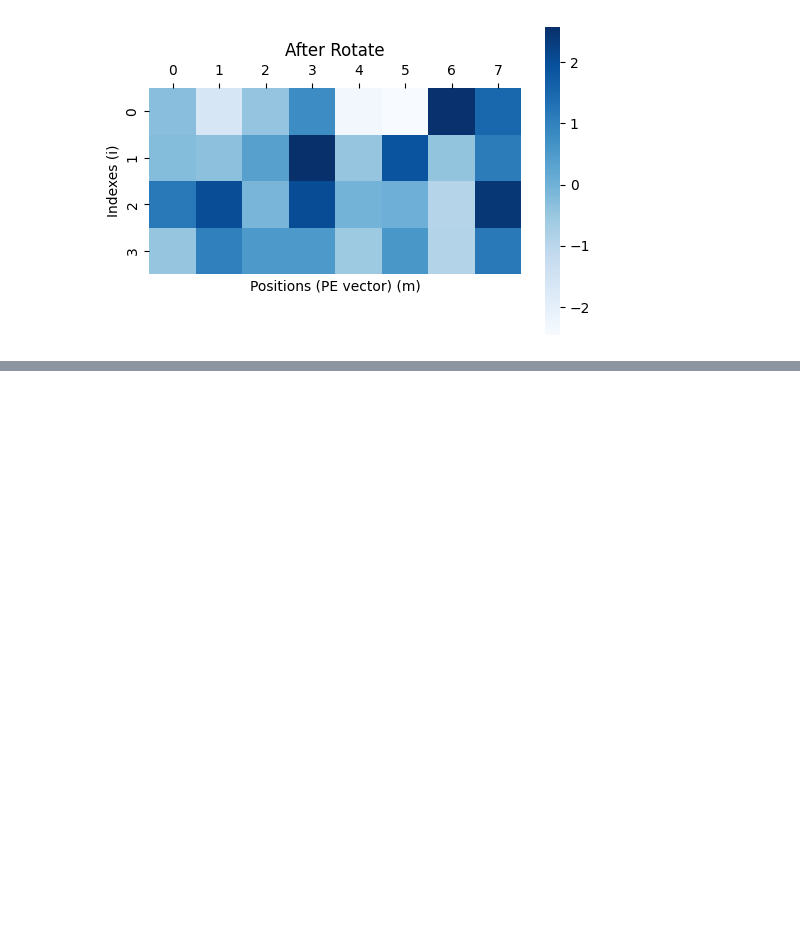
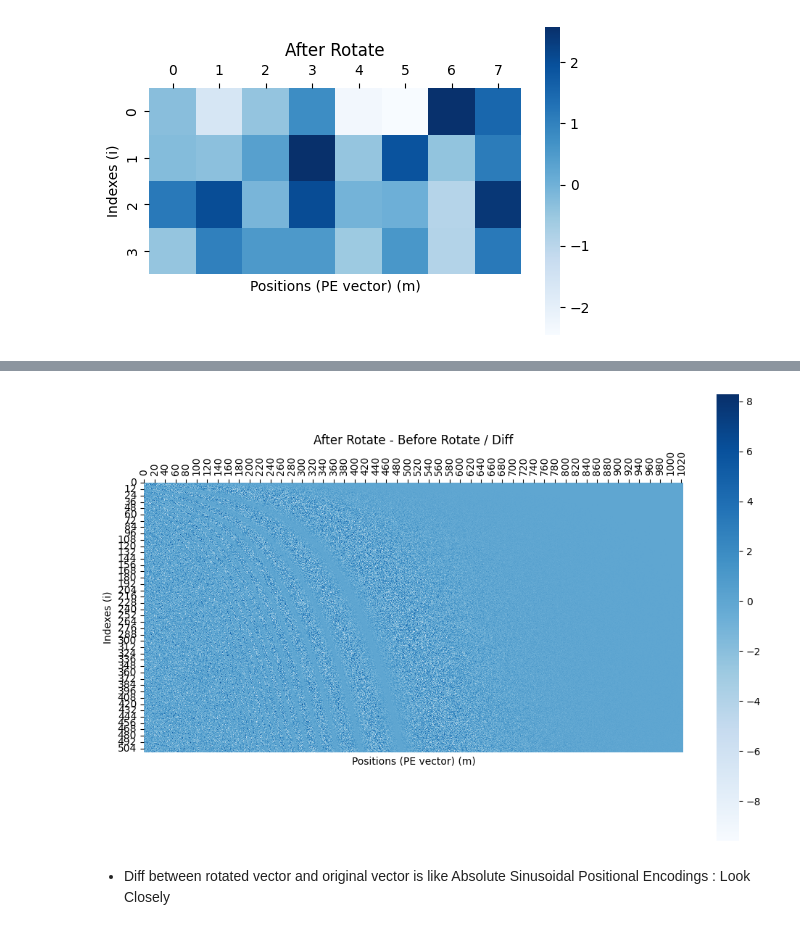
Before and after one commit to samitha278/CoreLlama, a Jupyter notebook: positional_encoding_methods.ipynb, the cells around one changed output, grey strips where cells are left out. Cells and saved outputs as stored; diff of their text form; code cells hidden in the pictures; blank space fills up the shorter version.

Commit message:
RoPE v2 class implemented and tested : nice vizualization that how abouslute Sinusoidal PE related to RoPE

```diff
--- a/positional_encoding_methods.ipynb
+++ b/positional_encoding_methods.ipynb
@@ -793,6 +793,7 @@ class RoPE_v1(nn.Module):
         self.max_len = max_len
         self.d_model = d_model
 
+        self.sin_m,self.cos_m = self._precompute_sinusoidal_for_rope()
 
 
     def _precompute_sinusoidal_for_rope(self):
@@ -819,7 +820,7 @@ class RoPE_v1(nn.Module):
     def forward(self,embds):
         B,T,C = embds.shape
 
-        sin_m,cos_m = self._precompute_sinusoidal_for_rope()
+        sin_m,cos_m = self.sin_m[:T],self.cos_m[:T]
 
         embds_interchanged = torch.zeros((B,T,C))
         embds_interchanged[:,:,1::2] = embds[:,:,0::2]
@@ -936,0 +1001,14 @@ plt.rcParams['xtick.top'] = plt.rcParams['xtick.labeltop'] = True
+# %%
+plt.figure(figsize=(12, 8))
+sns.heatmap((q_rotated[0]-q[0]).numpy(), cmap='Blues',square=True)
+plt.title(f'After Rotate - Before Rotate / Diff')
+plt.ylabel('Indexes (i)')
+plt.xlabel('Positions (PE vector) (m)')
+plt.show()
+
+plt.rcParams['xtick.bottom'] = plt.rcParams['xtick.labelbottom'] = False
+plt.rcParams['xtick.top'] = plt.rcParams['xtick.labeltop'] = True
+# %% [output]
+[figure, added]
+# %% [markdown]
+- Diff between rotated vector and original vector is like Absolute Sinusoidal Positional Encodings  : Look Closely
```
Also changed, not shown: parts of 4 cells of this notebook.
